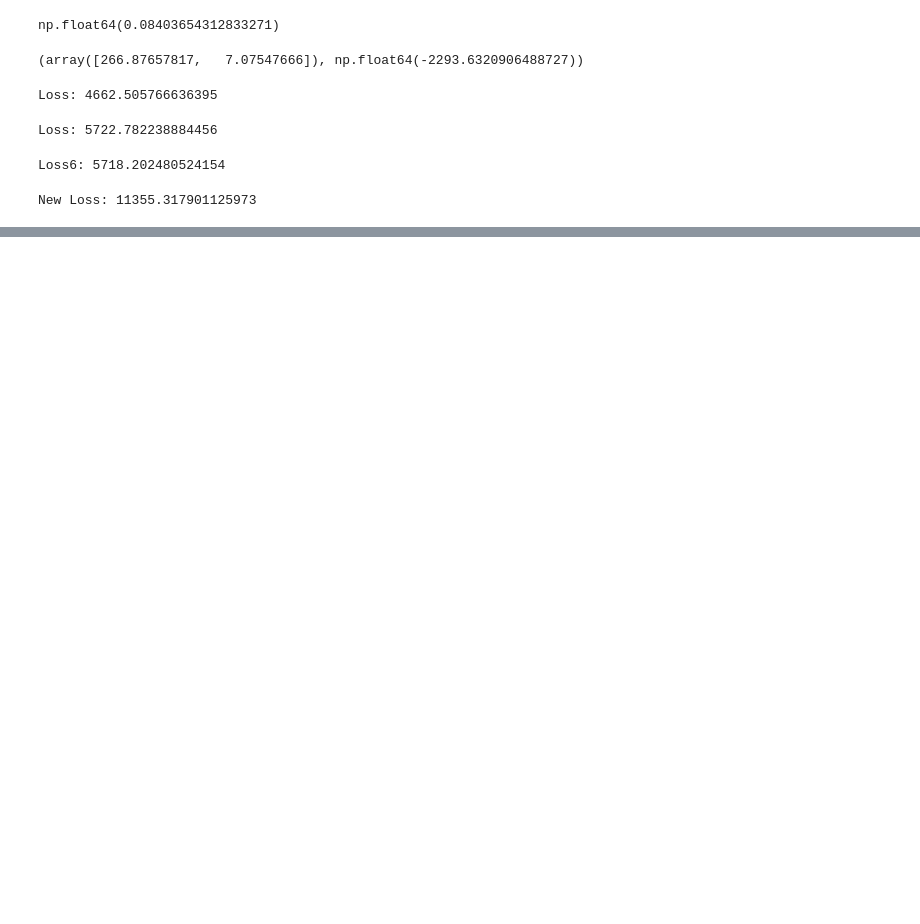
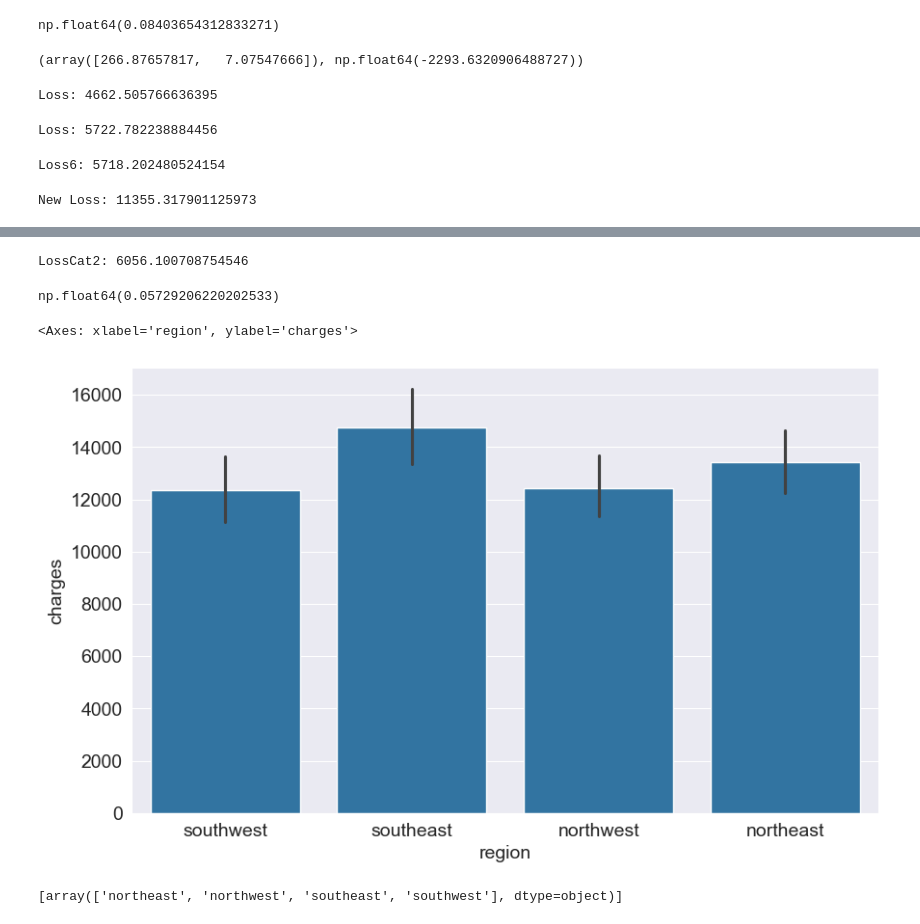
Before and after one commit to LeeBoy-Hmong/MachineLearning, a Jupyter notebook: LinearRegression.ipynb, the cells around one changed output, grey strips where cells are left out. Drawn from its saved outputs; the diff is of its cells as text; code cells hidden in the pictures; blank space fills up the shorter version.

```diff
--- a/LinearRegression.ipynb
+++ b/LinearRegression.ipynb
@@ -642,0 +694,8 @@ figure.show()
+# %%
+# Now attempt to add the categorical sex column as well
+
+sex_codes = {"male": 1,
+             "female": 0}
+
+medical_df['sex_codes'] = medical_df.sex.map(sex_codes)
+medical_df
@@ -642,0 +716,15 @@ figure.show()
+# %%
+inputCat2, targetCat2 = medical_df[['age','bmi', 'children', 'sex_codes', 'smoker_codes']], medical_df['charges']
+
+modelCat2 = LinearRegression().fit(inputCat2, targetCat2)
+
+predictionCat2 = modelCat2.predict(inputCat2)
+
+lossCat2 = rmse(targetCat2, predictionCat2)
+print(f"LossCat2: {lossCat2}")
+# %% [output]
+LossCat2: 6056.100708754546
+# %%
+medical_df.charges.corr(medical_df.sex_codes)
+# %% [output]
+np.float64(0.05729206220202533)
@@ -642,0 +734,12 @@ figure.show()
+# %%
+sns.barplot(data=medical_df, x='region', y='charges')
+# %% [output]
+<Axes: xlabel='region', ylabel='charges'>
+[figure, added]
+# %%
+from sklearn import preprocessing as prepro  # Import the preprocessing class - I named my prepro for short
+enc = prepro.OneHotEncoder()  # Make a variable with the pulled the function that we need to use "OneHotEncoder()"
+enc.fit(medical_df[['region']])
+enc.categories_
+# %% [output]
+[array(['northeast', 'northwest', 'southeast', 'southwest'], dtype=object)]
```
Also changed, not shown: parts of 8 cells of this notebook.
